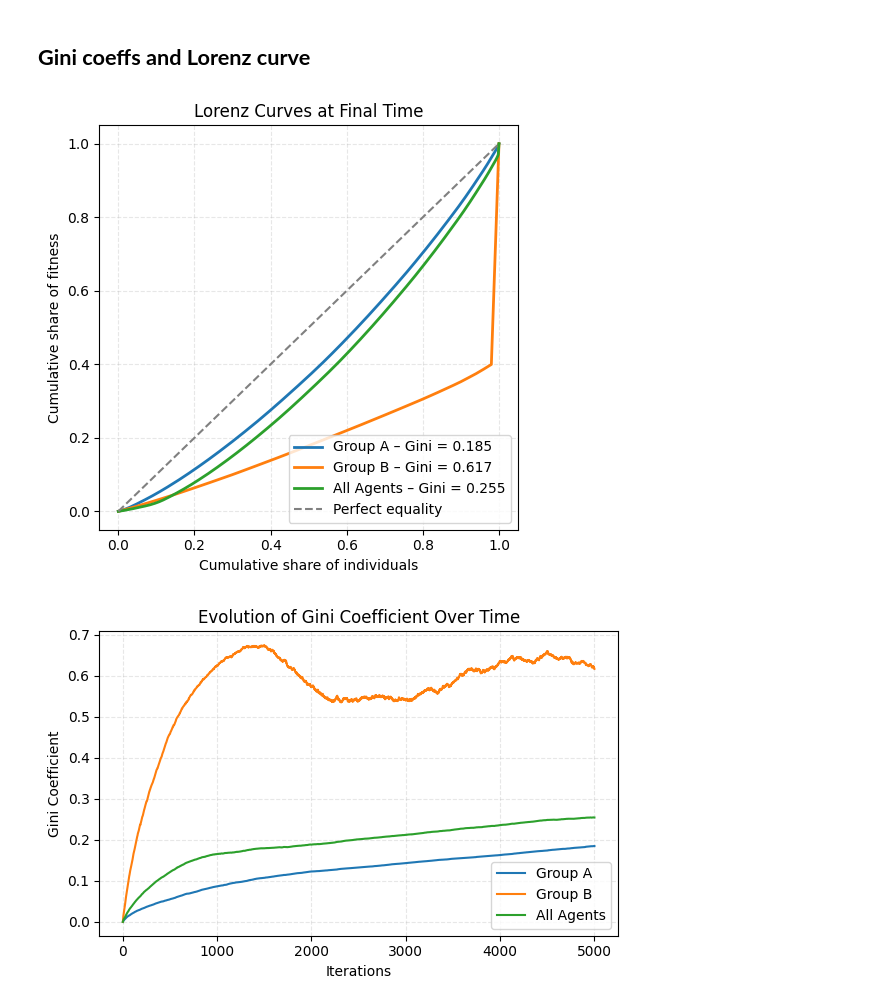
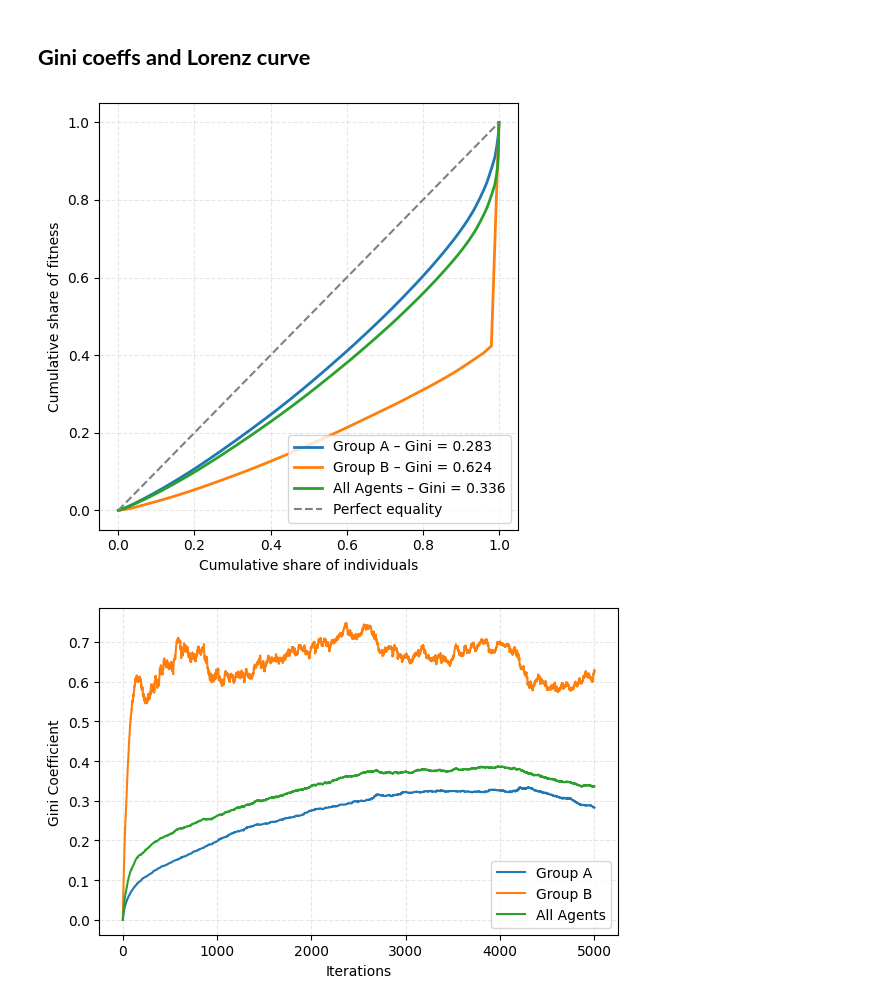
Before and after one commit to CorentinPernot/interactions, a Jupyter notebook: notebooks/modeling.ipynb, the cells around one changed output. Cells and saved outputs as stored; diff of their text form; code cells hidden in the pictures.

```diff
--- a/notebooks/modeling.ipynb
+++ b/notebooks/modeling.ipynb
@@ -382,0 +449,14 @@ plt.show()
+# %%
+## Plots
+plt.figure(figsize=(6, 4))
+
+group = "A"
+for agent in game.population[group].values():
+    plt.plot(agent.fitness_hist, label=f"{group}_{agent.id}", alpha=0.7)
+
+plt.xlabel("Iterations")
+plt.ylabel("Fitness A")
+plt.grid(True, alpha=0.3, linestyle="--")
+#plt.legend(loc="center left", bbox_to_anchor=(1, 0.5))
+plt.tight_layout()
+plt.show()
@@ -382,0 +465,7 @@ plt.show()
+# %%
+### Params
+n_a = 500
+n_b = 50
+grid_size = 25
+eta = 10
+x = 0.1
@@ -383,3 +490,17 @@ plt.show()
+# %%
+## Plots
+plt.figure(figsize=(6, 4))
+
+group = "A"
+for agent in game.population[group].values():
+    plt.plot(agent.fitness_hist, label=f"{group}_{agent.id}", alpha=0.7)
+
+plt.xlabel("Iterations")
+plt.ylabel("Fitness A")
+plt.grid(True, alpha=0.3, linestyle="--")
+#plt.legend(loc="center left", bbox_to_anchor=(1, 0.5))
+plt.tight_layout()
+plt.show()
 # %% [markdown]
 ## **Gini coeffs and Lorenz curve**
 # %%
@@ -388,7 +509,7 @@ n_a = 500
 n_b = 50
 grid_size = 25
 eta = 5
-x = 0.01
+x = 0.05
 # %%
 game = Game(n_a=n_a, n_b=n_b, grid_size=grid_size, eta=eta, x=x)
 game.play_game(t_max=5000, save_every=None, plot=False)
@@ -437,7 +558,7 @@ plt.plot(xAll_end, yAll_end, label=f"All Agents – Gini = {gini_all:.3f}", line
 
 plt.plot([0, 1], [0, 1], linestyle="--", color="gray", label="Perfect equality")
 
-plt.title("Lorenz Curves at Final Time")
+#plt.title("Lorenz Curves at Final Time")
 plt.xlabel("Cumulative share of individuals")
 plt.ylabel("Cumulative share of fitness")
 plt.grid(True, linestyle="--", alpha=0.3)
@@ -445,36 +566,36 @@ plt.legend(loc="lower right")
 plt.tight_layout()
 plt.show()
 # %% [output]
-[figure, old version]
+[figure, new version]
 # %%
 ## Gini
 t_max = len(next(iter(game.population["A"].values())).fitness_hist)
 
 gini_A_values = []
 gini_B_values = []
 gini_all_values = []
 
 for t in range(t_max):
     fitness_A = np.array([agent.fitness_hist[t] for agent in game.population["A"].values()])
     fitness_B = np.array([agent.fitness_hist[t] for agent in game.population["B"].values()])
     fitness_all = np.concatenate([fitness_A, fitness_B])
 
     gini_A_values.append(gini_coefficient(fitness_A))
     gini_B_values.append(gini_coefficient(fitness_B))
     gini_all_values.append(gini_coefficient(fitness_all))
 
 ## Plot
 plt.figure(figsize=(6, 4))
 plt.plot(gini_A_values, label="Group A")
 plt.plot(gini_B_values, label="Group B")
 plt.plot(gini_all_values, label="All Agents")
 plt.xlabel("Iterations")
 plt.ylabel("Gini Coefficient")
-plt.title("Evolution of Gini Coefficient Over Time")
+#plt.title("Evolution of Gini Coefficient Over Time")
 plt.grid(True, linestyle="--", alpha=0.3)
 plt.legend()
 plt.tight_layout()
 plt.show()
 # %% [output]
-[figure, old version]
+[figure, new version]
 # %% [markdown]
```
Also changed, not shown: parts of 30 cells of this notebook.
